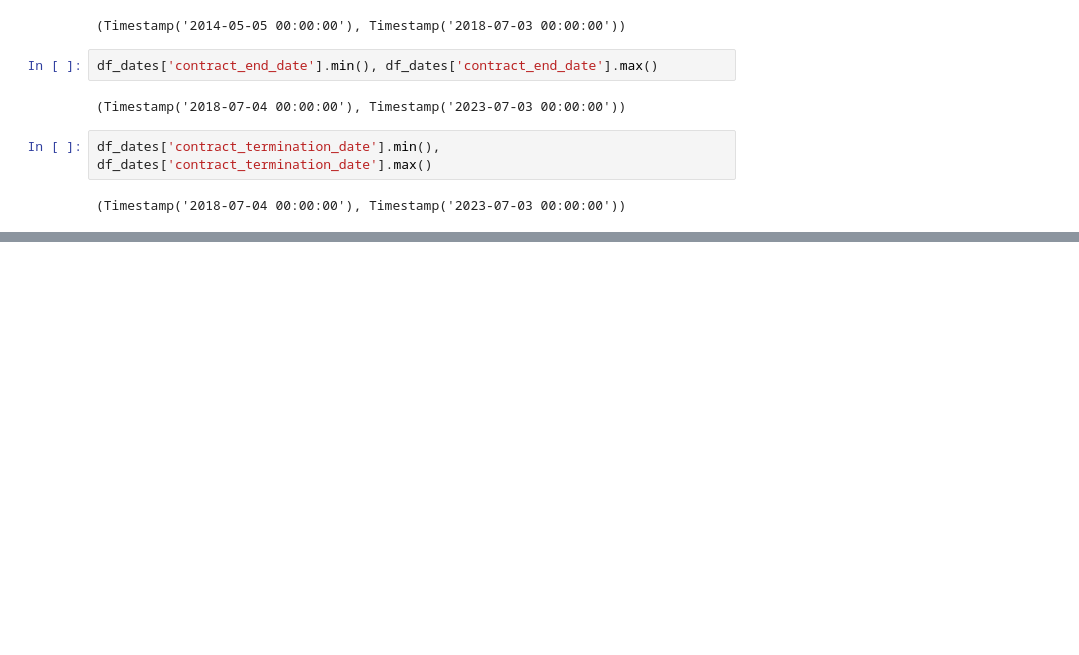
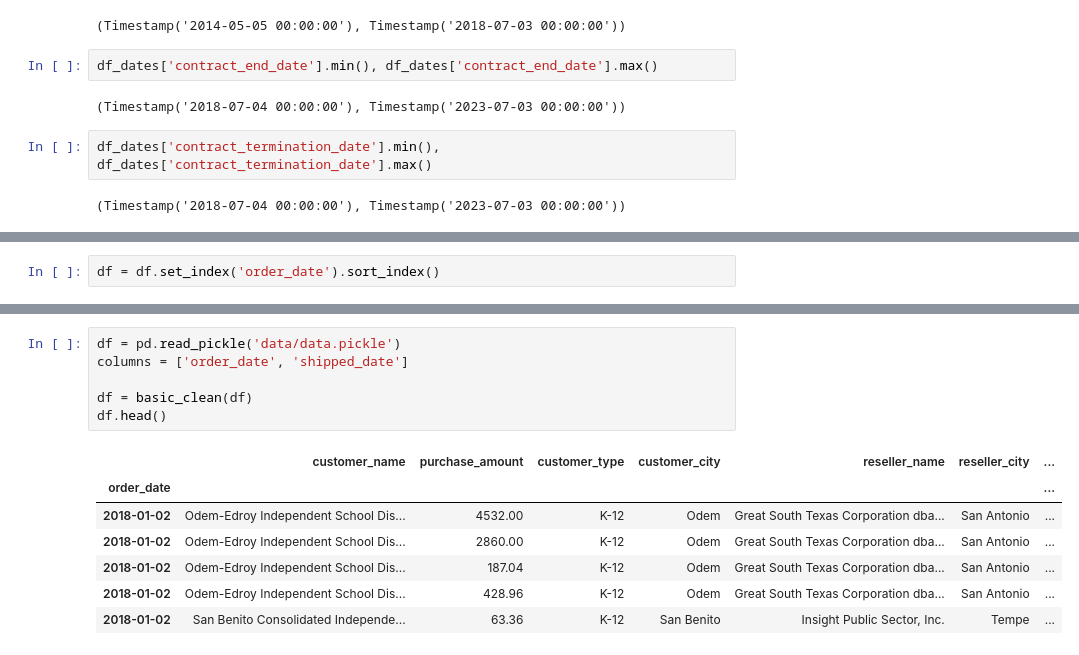
Before and after one commit to The-Real-MVPs/cisco-time-series-analysis, a Jupyter notebook: rosenberger/rosenberger_notebook.ipynb, the cells around one changed output, grey strips where cells are left out. Saved outputs shown, nothing was run; the diff lists cells and outputs as text; blank space fills up the shorter version.

```diff
--- a/rosenberger/rosenberger_notebook.ipynb
+++ b/rosenberger/rosenberger_notebook.ipynb
@@ -127,0 +329,2 @@ df_dates['contract_termination_date'].min(), df_dates['contract_termination_date
+# %%
+df = df.set_index('order_date').sort_index()
@@ -127,0 +433,14 @@ df_dates['contract_termination_date'].min(), df_dates['contract_termination_date
+# %%
+df = pd.read_pickle('data/data.pickle')
+columns = ['order_date', 'shipped_date']
+
+df = basic_clean(df)
+df.head()
+# %% [output]
+|  | customer_name | purchase_amount | customer_type | customer_city | reseller_name | reseller_city | ... |
+| order_date |  |  |  |  |  |  | ... |
+| 2018-01-02 | Odem-Edroy Independent School Dis... | 4532.00 | K-12 | Odem | Great South Texas Corporation dba... | San Antonio | ... |
+| 2018-01-02 | Odem-Edroy Independent School Dis... | 2860.00 | K-12 | Odem | Great South Texas Corporation dba... | San Antonio | ... |
+| 2018-01-02 | Odem-Edroy Independent School Dis... | 187.04 | K-12 | Odem | Great South Texas Corporation dba... | San Antonio | ... |
+| 2018-01-02 | Odem-Edroy Independent School Dis... | 428.96 | K-12 | Odem | Great South Texas Corporation dba... | San Antonio | ... |
+| 2018-01-02 | San Benito Consolidated Independe... | 63.36 | K-12 | San Benito | Insight Public Sector, Inc. | Tempe | ... |
```
Also changed, not shown: parts of 29 cells of this notebook.
